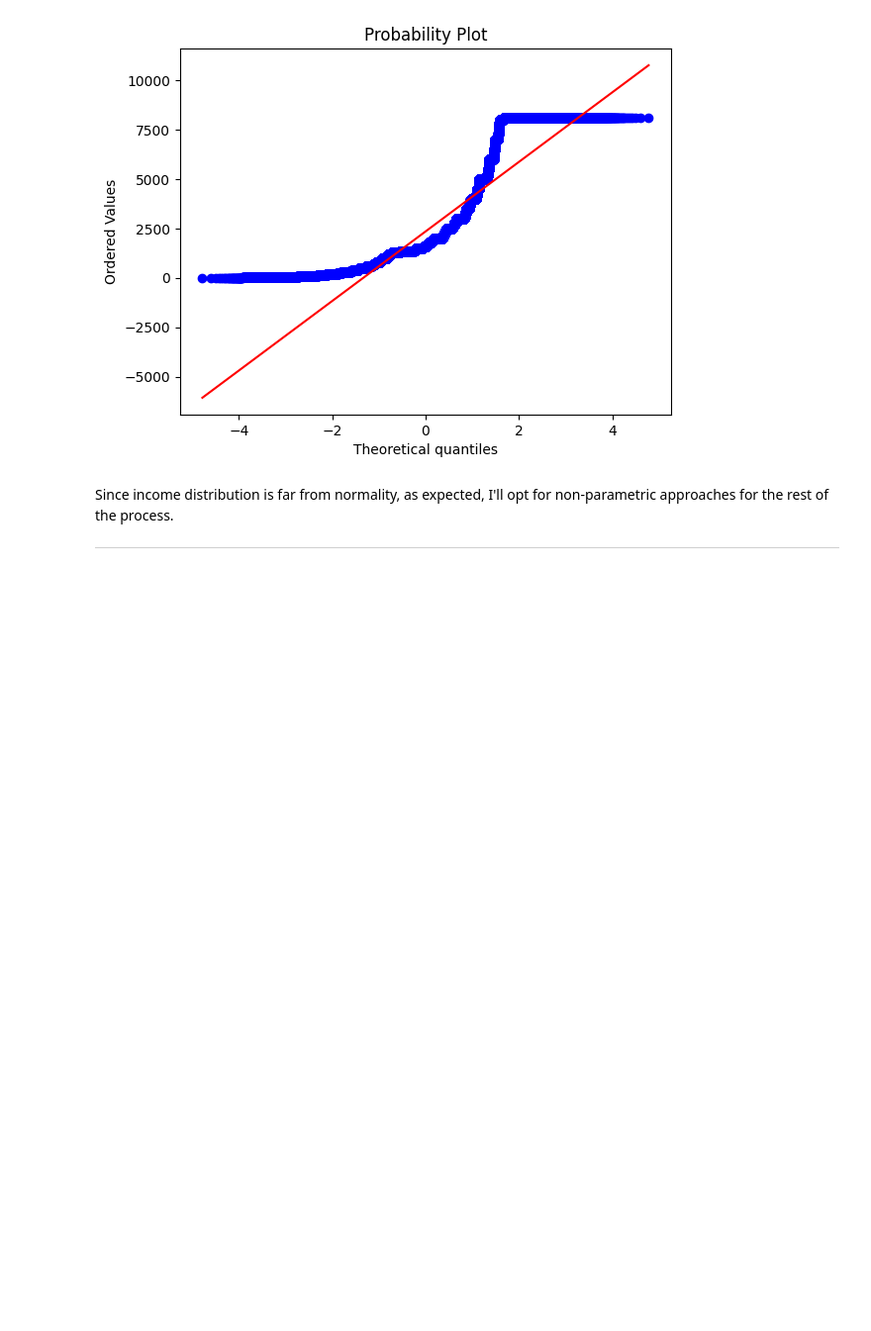
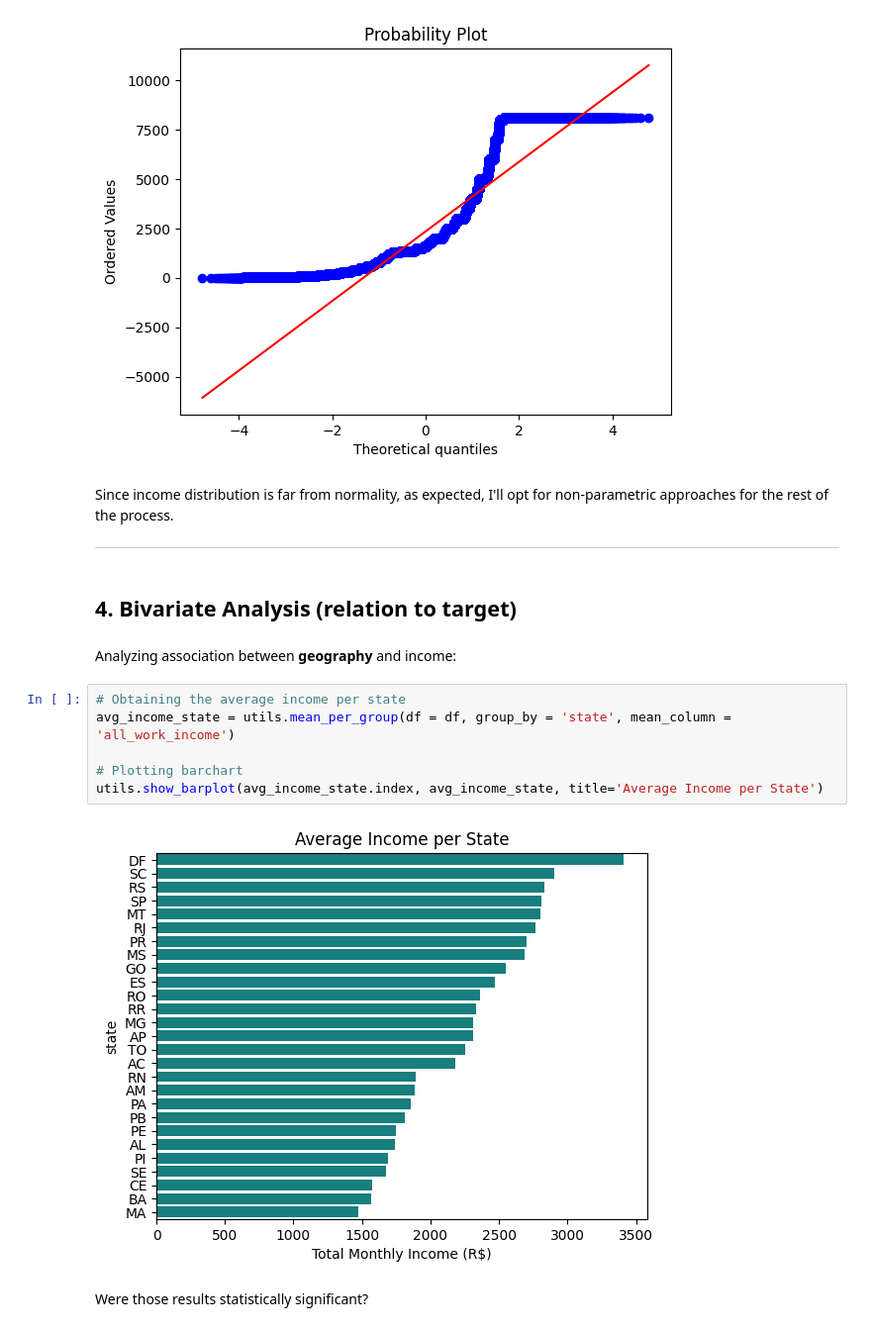
Before and after one commit to viniciussuares/IncomePrediction, a Jupyter notebook: notebooks/eda.ipynb, the cells around one changed output. Shown at 99% size. Cells and saved outputs as stored; diff of their text form; blank space fills up the shorter version.

Commit message:
Starting bivariate analysis and feature engineering

```diff
--- a/notebooks/eda.ipynb
+++ b/notebooks/eda.ipynb
@@ -213,3 +215,17 @@ utils.check_normality(df['all_work_income'])
 # %% [markdown]
 Since income distribution is far from normality, as expected, I'll opt for non-parametric approaches for the rest of the process.
 ____
+# %% [markdown]
+## 4. Bivariate Analysis (relation to target)
+# %% [markdown]
+Analyzing association between **geography** and income:
+# %%
+# Obtaining the average income per state
+avg_income_state = utils.mean_per_group(df = df, group_by = 'state', mean_column = 'all_work_income')
+
+# Plotting barchart
+utils.show_barplot(avg_income_state.index, avg_income_state, title='Average Income per State')
+# %% [output]
+[figure, added]
+# %% [markdown]
+Were those results statistically significant?
```
Also changed, not shown: parts of 14 cells of this notebook, 1 other file.
